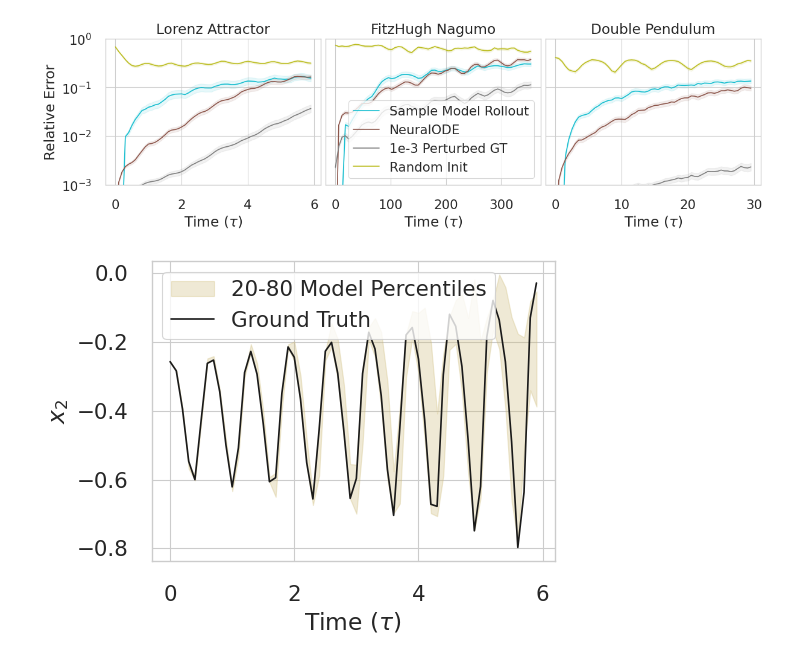
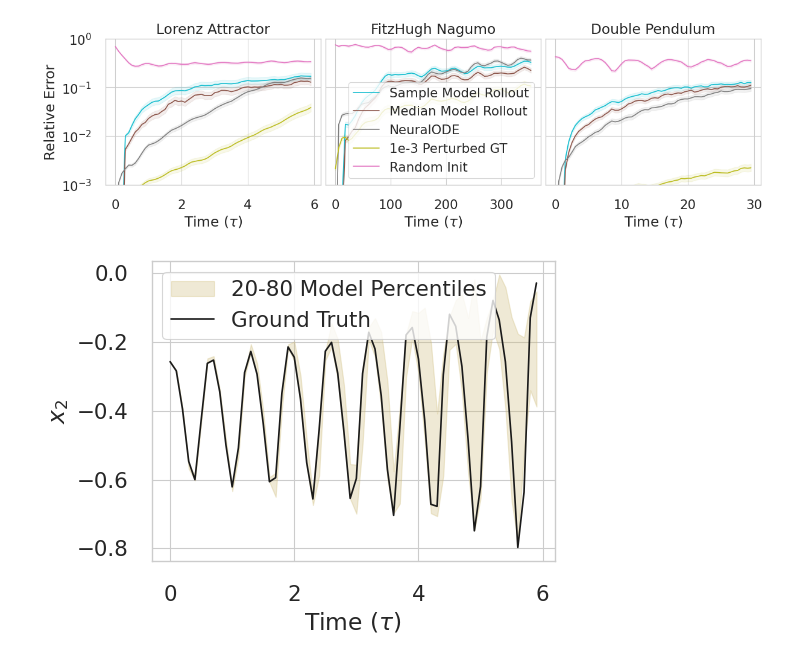
Before and after one commit to mfinzi/diffusion-extreme-event, a Jupyter notebook: load_make_plots.ipynb, the cells around one changed output. Saved outputs shown, nothing was run; the diff lists cells and outputs as text; code cells hidden in the pictures.

```diff
--- a/load_make_plots.ipynb
+++ b/load_make_plots.ipynb
@@ -19,35 +19,35 @@ from matplotlib import rc
 #rc('text', usetex=True)
 #rc('text.latex', preamble=[r'\usepackage{sansmath}', r'\sansmath']) #r'\usepackage{DejaVuSans}'
 rc('font',**{'family':'sans-serif','sans-serif':['DejaVu Sans']})
 rc('xtick.major', pad=12)
 rc('ytick.major', pad=12)
 rc('grid', linewidth=1.3)
 
 sns.set(style='whitegrid')
 sns.set_context("paper", font_scale=1.75)
 
 names = ['Lorenz Attractor','FitzHugh Nagumo', 'Double Pendulum']
 T = np.linspace(0,1,60) #TODO get real T
 fig, ax = plt.subplots(1,3, figsize=(12,3.5), layout='constrained',sharey=True)
 ax[0].set_ylabel('Relative Error')
 for a,dataset,i in zip(ax,datasets,range(3)):
     a.set_ylim(1e-3,1)
     a.set_yscale('log')
     a.set_xlabel(r'Time $(\tau)$')
     a.set_title(names[i])
     with open(f'{dataset}_Zs', 'rb') as f:
         (T_long,trajectories,test_x) = pickle.load(f)
-    with open(f'{dataset}_rollouts', 'rb') as f:
+    with open(f'{dataset}_rollouts2', 'rb') as f:
         data_dict = pickle.load(f)
     for k,(name, vals) in enumerate(data_dict.items()):
         rel_errs,rel_stds = vals
         a.plot(T_long-T_long[0],rel_errs,label=name,color=colors[k])
         a.fill_between(T_long-T_long[0], rel_errs/rel_stds, rel_errs*rel_stds,alpha=.1,color=colors[k])
     if i==1: a.legend()
 handles, labels = ax[0].get_legend_handles_labels()
 plt.savefig('rollouts.pdf')
 # %% [output]
-[figure, old version]
+[figure, new version]
 # %%
 dataset = "LorenzDataset"
 with open(f'{dataset}_sde_event_samples', 'rb') as f:
```
Also changed, not shown: 4 other files.
